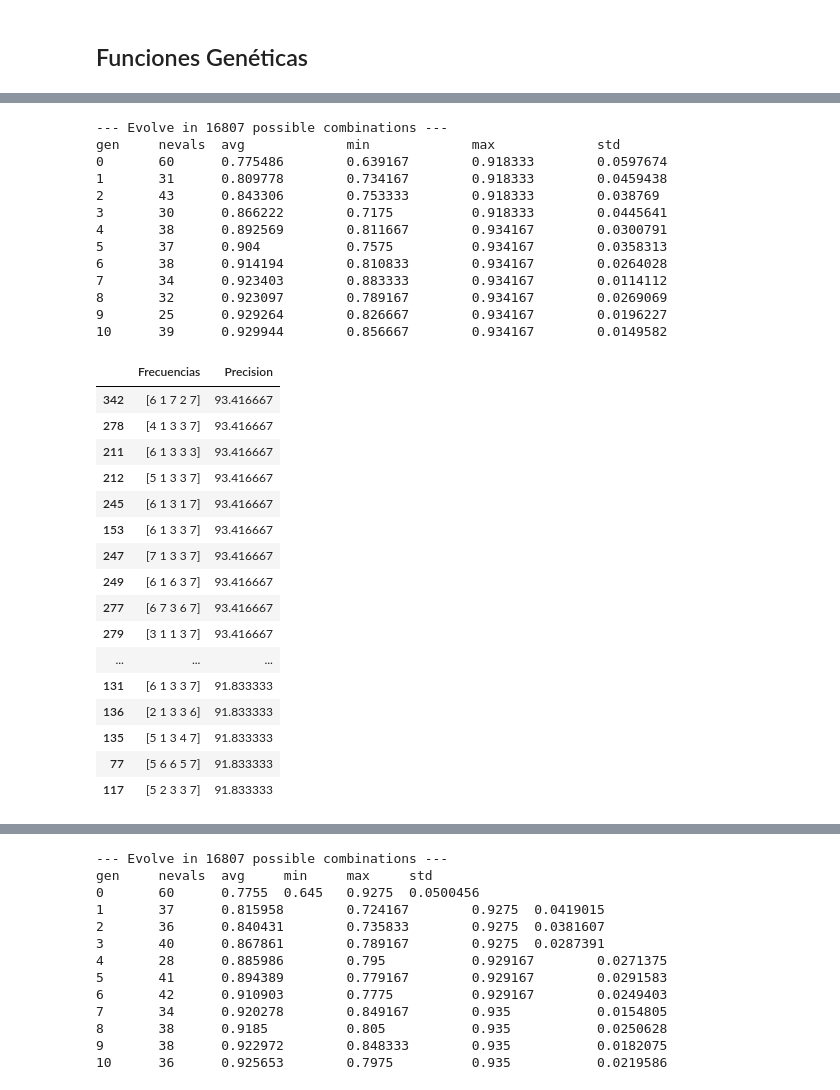
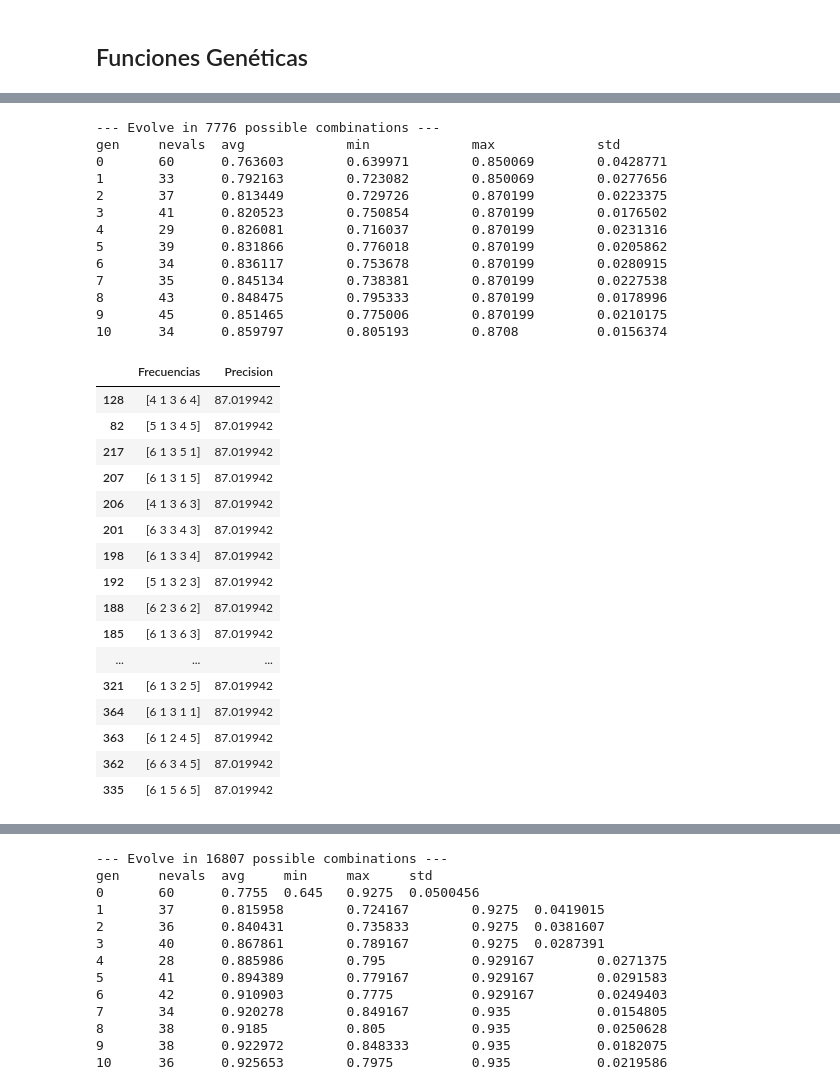
Before and after one commit to ohuarcaya/geneticosRSSI, a Jupyter notebook: EDAS.ipynb, the cells around one changed output, grey strips where cells are left out. Saved outputs shown, nothing was run; the diff lists cells and outputs as text; code cells hidden in the pictures.

```diff
--- a/EDAS.ipynb
+++ b/EDAS.ipynb
@@ -202,7 +202,7 @@ def _evalFunction(individual, frecuencias, scorer, num_folds, uniform, fit_param
 	if paramkey in score_cache:
 		score = score_cache[paramkey]
 	else:
-		kfold = KFold(n_splits=num_folds)
+		kfold = KFold(n_splits=10)
 		#cv_results = cross_val_score(estimator, X, y, cv=kfold, scoring=scoring)
 		cv_results = cross_val_score(individual.est, X, y, cv=kfold, scoring=scorer)
 		score = np.mean(cv_results)
@@ -298,7 +298,7 @@ class EvolutiveSearchCV:
 		toolbox = base.Toolbox()
 		# name_values = lista de parametros, gene_type = [1:categorico; 2:numérico], maxints = size(parametros)
 		#name_values, self.gene_type, maxints = _get_param_types_maxint(parameter_dict)
-		maxints = [6]*5
+		maxints = [5]*5
 		#if self.verbose:
 		#	print("Tipos: %s, rangos: %s" % (self.gene_type, maxints))
 		# registro de función Individuo
@@ -381,13 +381,13 @@ def __init__(self, estimador, scoring=None, num_folds=4,
 				n_jobs=1, uniform=True, error_score='raise',
 				fit_params={}):
 """
-gs = EvolutiveSearchCV(estimator=KNeighborsClassifier(), scoring="accuracy", num_folds=4, n_jobs=4,
+gs = EvolutiveSearchCV(estimator=KNeighborsClassifier(), scoring="accuracy", num_folds=4, n_jobs=8,
                         verbose=True, refit=True,
-                        population_size=60,
-                        gene_mutation_prob=0.2,
+                        population_size=100,
+                        gene_mutation_prob=0.3,
                         gene_crossover_prob=0.5,
-                        tournament_size=3,
-                        generations_number=8)
+                        tournament_size=4,
+                        generations_number=12)
 # %%
 gs.fit(frecuencias)
 h = gs.cv_results_()
@@ -430,48 +434,48 @@ df.drop_duplicates(subset=['Frecuencias', 'Precision']).sort_values(['Precision'
 # %%
-gs2 = EvolutiveSearchCV(estimator=KNeighborsClassifier(algorithm='ball_tree'), scoring="accuracy",
-                        num_folds=4, n_jobs=4,
+gs2 = EvolutiveSearchCV(estimator=KNeighborsClassifier(n_neighbors=5, weights='distance', algorithm='ball_tree'), scoring="accuracy",
+                        num_folds=10, n_jobs=4,
                         verbose=True, refit=True,
                         population_size=60,
                         gene_mutation_prob=0.2,
                         gene_crossover_prob=0.5,
                         tournament_size=3,
                         generations_number=10)
 gs2.fit(frecuencias)
 h2 = gs2.cv_results_()
 resultados = {}
 resultados['Frecuencias'] = dict(h2)['params']
 resultados['Precision'] = dict(h2)['mean_test_score']
 df = pd.DataFrame(resultados)
 df.drop_duplicates(subset=['Frecuencias', 'Precision']).sort_values(['Precision'],ascending=False).head(25)
 # %% [output]
---- Evolve in 16807 possible combinations ---
+--- Evolve in 7776 possible combinations ---
 gen     nevals  avg             min             max             std
-0       60      0.775486        0.639167        0.918333        0.0597674
-1       31      0.809778        0.734167        0.918333        0.0459438
-2       43      0.843306        0.753333        0.918333        0.038769
-3       30      0.866222        0.7175          0.918333        0.0445641
-4       38      0.892569        0.811667        0.934167        0.0300791
-5       37      0.904           0.7575          0.934167        0.0358313
-6       38      0.914194        0.810833        0.934167        0.0264028
-7       34      0.923403        0.883333        0.934167        0.0114112
-8       32      0.923097        0.789167        0.934167        0.0269069
-9       25      0.929264        0.826667        0.934167        0.0196227
-10      39      0.929944        0.856667        0.934167        0.0149582
+0       60      0.763603        0.639971        0.850069        0.0428771
+1       33      0.792163        0.723082        0.850069        0.0277656
+2       37      0.813449        0.729726        0.870199        0.0223375
+3       41      0.820523        0.750854        0.870199        0.0176502
+4       29      0.826081        0.716037        0.870199        0.0231316
+5       39      0.831866        0.776018        0.870199        0.0205862
+6       34      0.836117        0.753678        0.870199        0.0280915
+7       35      0.845134        0.738381        0.870199        0.0227538
+8       43      0.848475        0.795333        0.870199        0.0178996
+9       45      0.851465        0.775006        0.870199        0.0210175
+10      34      0.859797        0.805193        0.8708          0.0156374
 |  | Frecuencias | Precision |
-| 342 | [6 1 7 2 7] | 93.416667 |
-| 278 | [4 1 3 3 7] | 93.416667 |
-| 211 | [6 1 3 3 3] | 93.416667 |
-| 212 | [5 1 3 3 7] | 93.416667 |
-| 245 | [6 1 3 1 7] | 93.416667 |
-| 153 | [6 1 3 3 7] | 93.416667 |
-| 247 | [7 1 3 3 7] | 93.416667 |
-| 249 | [6 1 6 3 7] | 93.416667 |
-| 277 | [6 7 3 6 7] | 93.416667 |
-| 279 | [3 1 1 3 7] | 93.416667 |
+| 128 | [4 1 3 6 4] | 87.019942 |
+| 82 | [5 1 3 4 5] | 87.019942 |
+| 217 | [6 1 3 5 1] | 87.019942 |
+| 207 | [6 1 3 1 5] | 87.019942 |
+| 206 | [4 1 3 6 3] | 87.019942 |
+| 201 | [6 3 3 4 3] | 87.019942 |
+| 198 | [6 1 3 3 4] | 87.019942 |
+| 192 | [5 1 3 2 3] | 87.019942 |
+| 188 | [6 2 3 6 2] | 87.019942 |
+| 185 | [6 1 3 6 3] | 87.019942 |
 | ... | ... | ... |
-| 131 | [6 1 3 3 7] | 91.833333 |
-| 136 | [2 1 3 3 6] | 91.833333 |
-| 135 | [5 1 3 4 7] | 91.833333 |
-| 77 | [5 6 6 5 7] | 91.833333 |
-| 117 | [5 2 3 3 7] | 91.833333 |
+| 321 | [6 1 3 2 5] | 87.019942 |
+| 364 | [6 1 3 1 1] | 87.019942 |
+| 363 | [6 1 2 4 5] | 87.019942 |
+| 362 | [6 6 3 4 5] | 87.019942 |
+| 335 | [6 1 5 6 5] | 87.019942 |
 # %%
```
Also changed, not shown: parts of 4 cells of this notebook, 7 other files.
